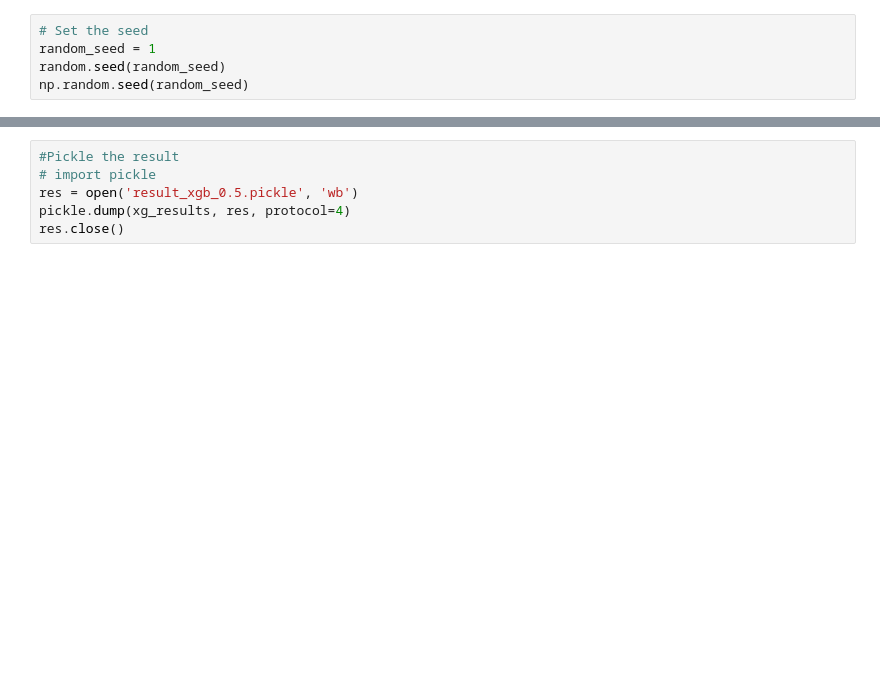
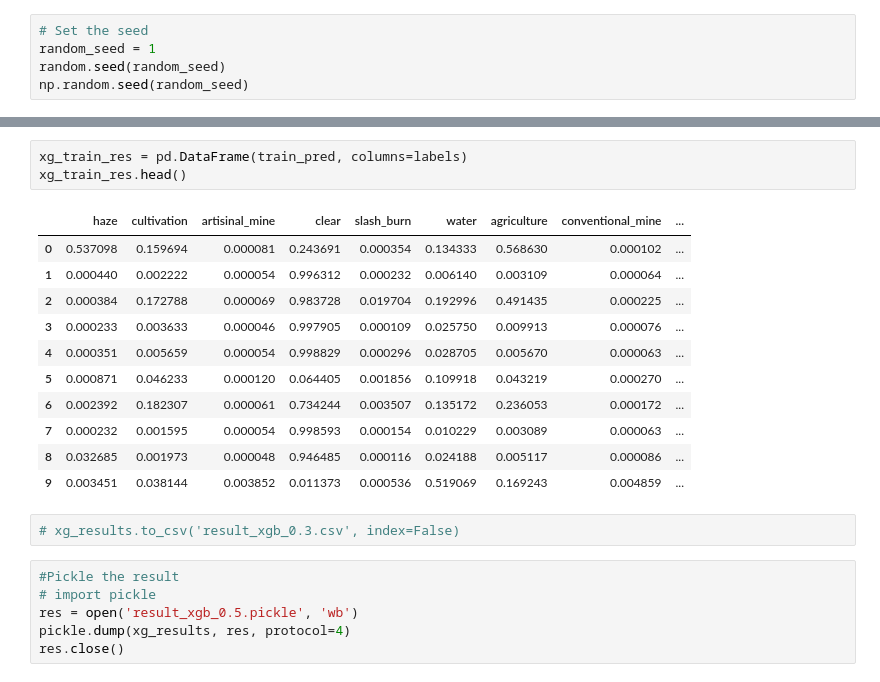
Before and after one commit to jihoonkim888/Amazon-Forest-Image-Classification, a Jupyter notebook: XGBOOST.ipynb, the cells around one changed output, grey strips where cells are left out. Drawn from its saved outputs; the diff is of its cells as text; blank space fills up the shorter version.

```diff
--- a/XGBOOST.ipynb
+++ b/XGBOOST.ipynb
@@ -326,3 +366,20 @@ xg_results.to_csv('result_xgb_0.3.csv', index=False)
+# %%
+xg_train_res = pd.DataFrame(train_pred, columns=labels)
+xg_train_res.head()
+# %% [output]
+|  | haze | cultivation | artisinal_mine | clear | slash_burn | water | agriculture | conventional_mine | ... |
+| 0 | 0.537098 | 0.159694 | 0.000081 | 0.243691 | 0.000354 | 0.134333 | 0.568630 | 0.000102 | ... |
+| 1 | 0.000440 | 0.002222 | 0.000054 | 0.996312 | 0.000232 | 0.006140 | 0.003109 | 0.000064 | ... |
+| 2 | 0.000384 | 0.172788 | 0.000069 | 0.983728 | 0.019704 | 0.192996 | 0.491435 | 0.000225 | ... |
+| 3 | 0.000233 | 0.003633 | 0.000046 | 0.997905 | 0.000109 | 0.025750 | 0.009913 | 0.000076 | ... |
+| 4 | 0.000351 | 0.005659 | 0.000054 | 0.998829 | 0.000296 | 0.028705 | 0.005670 | 0.000063 | ... |
+| 5 | 0.000871 | 0.046233 | 0.000120 | 0.064405 | 0.001856 | 0.109918 | 0.043219 | 0.000270 | ... |
+| 6 | 0.002392 | 0.182307 | 0.000061 | 0.734244 | 0.003507 | 0.135172 | 0.236053 | 0.000172 | ... |
+| 7 | 0.000232 | 0.001595 | 0.000054 | 0.998593 | 0.000154 | 0.010229 | 0.003089 | 0.000063 | ... |
+| 8 | 0.032685 | 0.001973 | 0.000048 | 0.946485 | 0.000116 | 0.024188 | 0.005117 | 0.000086 | ... |
+| 9 | 0.003451 | 0.038144 | 0.003852 | 0.011373 | 0.000536 | 0.519069 | 0.169243 | 0.004859 | ... |
+# %%
+# xg_results.to_csv('result_xgb_0.3.csv', index=False)
 # %%
 #Pickle the result
 # import pickle
```
Also changed, not shown: parts of 48 cells of this notebook.
